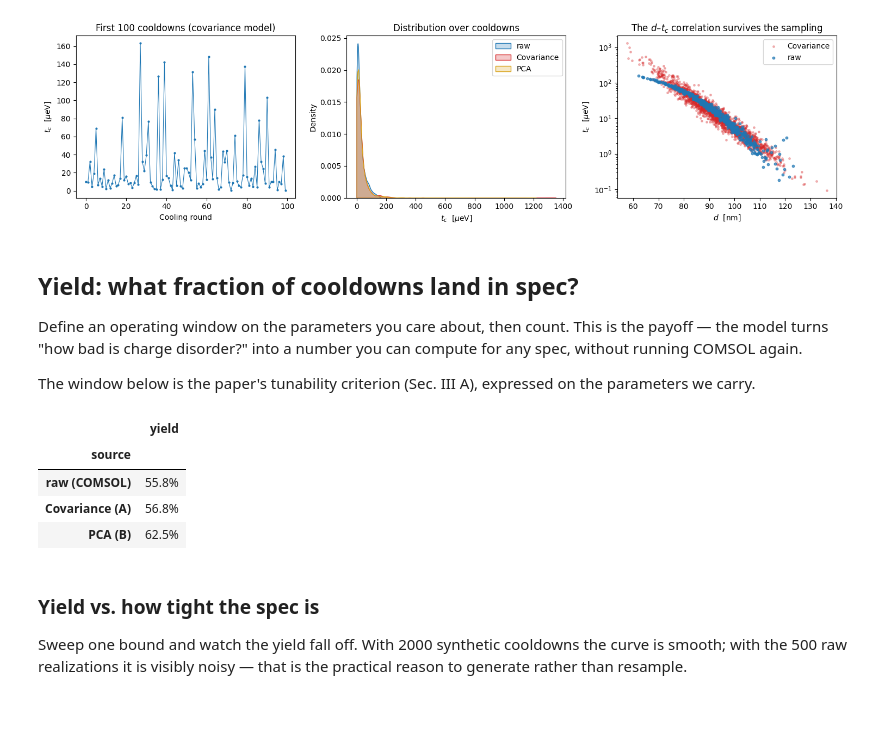
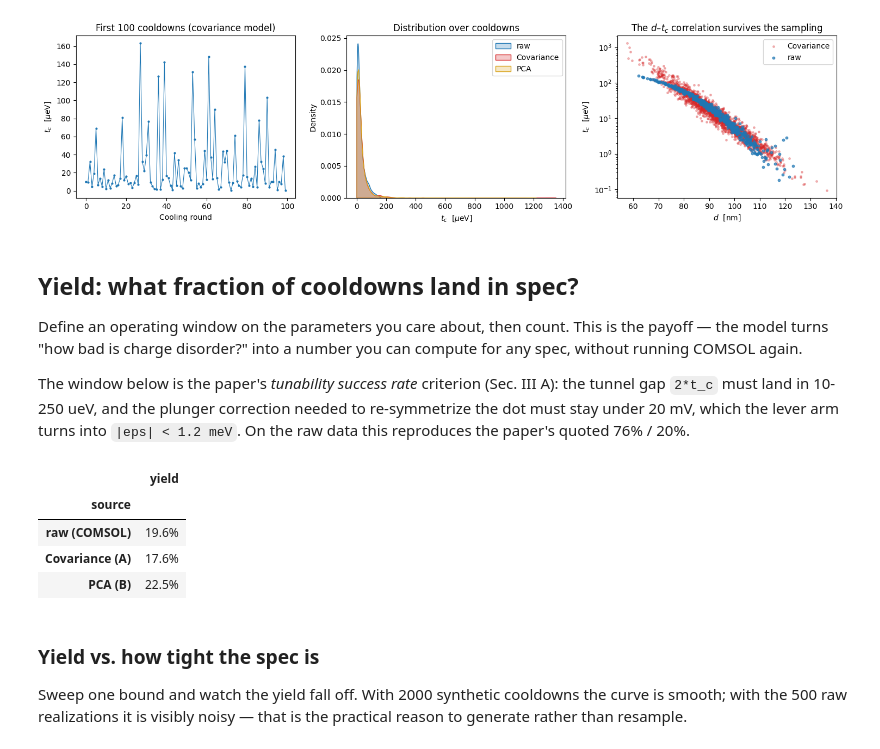
Before and after one commit to OpenSpin/ChargeTwin, a Jupyter notebook: notebooks/03_cooling_rounds.ipynb, the cells around one changed output. Cells and saved outputs as stored; diff of their text form; code cells hidden in the pictures; blank space fills up the shorter version.

```diff
--- a/notebooks/03_cooling_rounds.ipynb
+++ b/notebooks/03_cooling_rounds.ipynb
@@ -114,37 +114,38 @@ Define an operating window on the parameters you care about, then count. This is
 the payoff — the model turns "how bad is charge disorder?" into a number you can
 compute for any spec, without running COMSOL again.
 
-The window below is the paper's tunability criterion (Sec. III A), expressed on
-the parameters we carry.
+The window below is the paper's *tunability success rate* criterion (Sec. III A):
+the tunnel gap `2*t_c` must land in 10-250 ueV, and the plunger correction needed
+to re-symmetrize the dot must stay under 20 mV, which the lever arm turns into
+`|eps| < 1.2 meV`. On the raw data this reproduces the paper's quoted 76% / 20%.
 # %%
 SPEC = {
-    "tc": (5.0, 125.0),      # tunnel coupling, ueV  (gap 2*t_c in 10-250 ueV)
-    "eps": (-5.0, 5.0),      # residual detuning, meV
-    "d": (75.0, 110.0),      # inter-dot distance, nm
+    "tc": (5.0, 125.0),      # tunnel coupling, ueV  (i.e. gap 2*t_c in 10-250 ueV)
+    "eps": (-1.2, 1.2),      # detuning the tuning had to cancel, meV (= 20 mV of plunger)
 }
 
 
 def in_spec(df, spec=SPEC):
     ok = pd.Series(True, index=df.index)
     for p, (lo, hi) in spec.items():
         ok &= df[p].between(lo, hi)
     return ok
 
 
 yields = pd.DataFrame(
     [
         {"source": name, "yield": in_spec(df).mean()}
         for name, df in [("raw (COMSOL)", raw), ("Covariance (A)", rounds_cov), ("PCA (B)", rounds_pca)]
     ]
 ).set_index("source")
 
 yields.style.format("{:.1%}")
 # %% [output]
 |  | yield |
 | source |  |
-| raw (COMSOL) | 55.8% |
-| Covariance (A) | 56.8% |
-| PCA (B) | 62.5% |
+| raw (COMSOL) | 19.6% |
+| Covariance (A) | 17.6% |
+| PCA (B) | 22.5% |
 # %% [markdown]
 ### Yield vs. how tight the spec is
 
```
Also changed, not shown: parts of 4 cells of this notebook, 8 other files.
